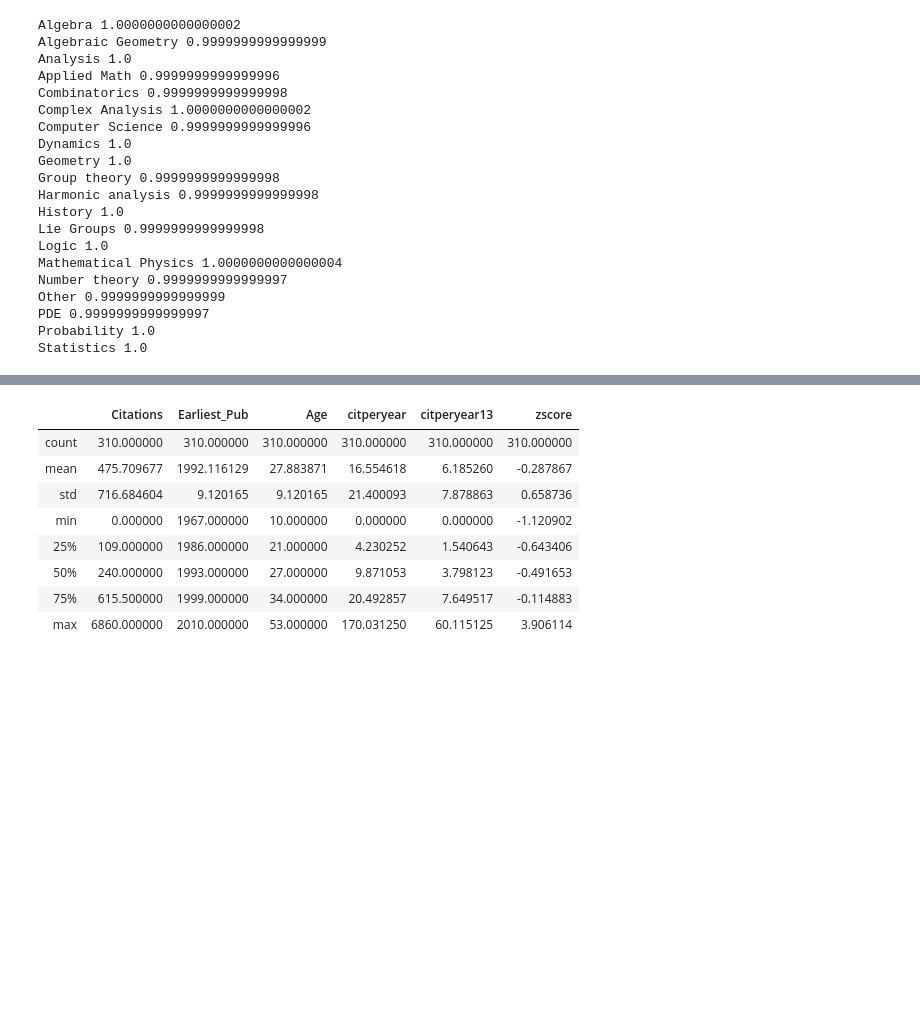
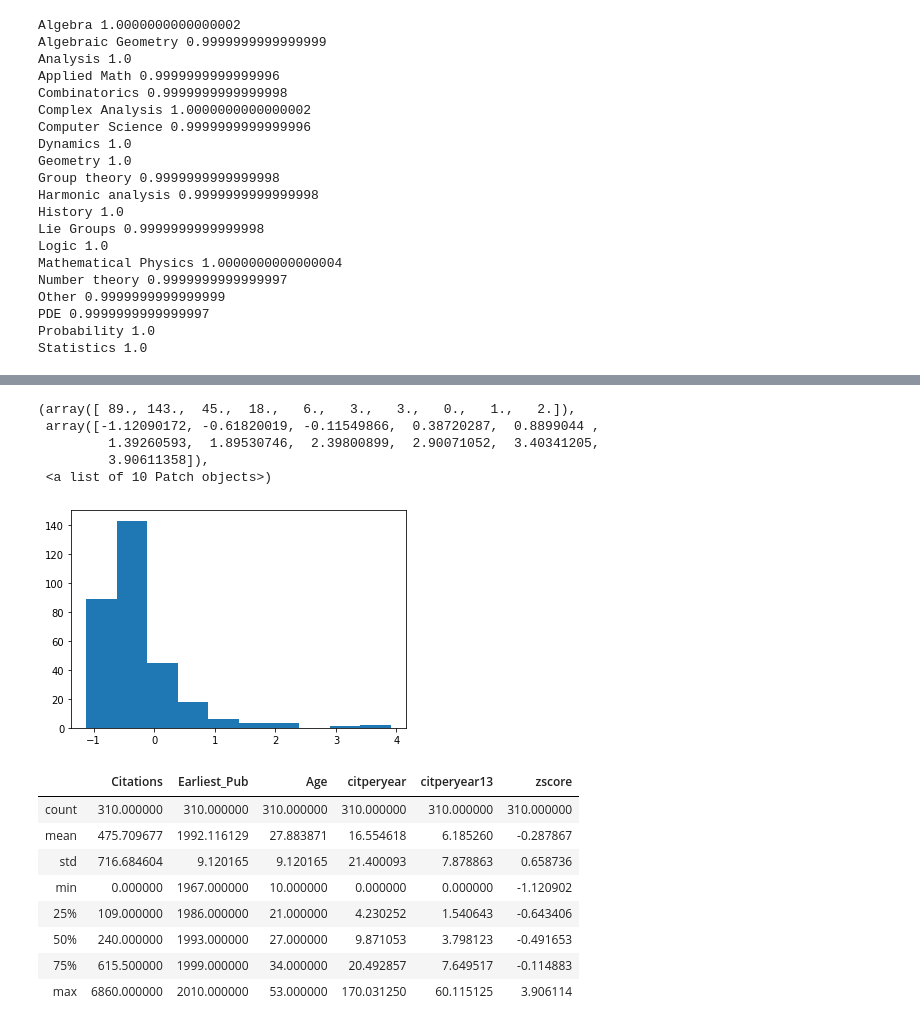
Before and after one commit to joshp112358/Differences, a Jupyter notebook: Calculations.ipynb, the cells around one changed output, grey strips where cells are left out. Cells and saved outputs as stored; diff of their text form; code cells hidden in the pictures; blank space fills up the shorter version.

```diff
--- a/Calculations.ipynb
+++ b/Calculations.ipynb
@@ -455,3 +482,13 @@ Text(0.5, 1.0, 'Boxplot of Z-scores vs Gender')
+# %%
+www = standardized[standardized["Gender"]=="Female"]
+plt.hist(www.zscore)
+# %% [output]
+(array([ 89., 143.,  45.,  18.,   6.,   3.,   3.,   0.,   1.,   2.]),
+ array([-1.12090172, -0.61820019, -0.11549866,  0.38720287,  0.8899044 ,
+         1.39260593,  1.89530746,  2.39800899,  2.90071052,  3.40341205,
+         3.90611358]),
+ <a list of 10 Patch objects>)
+[figure, added]
 # %%
 for i, j in standardized.groupby('Gender'):
     display(j.describe())
```
Also changed, not shown: parts of 65 cells of this notebook, 1 other file.
